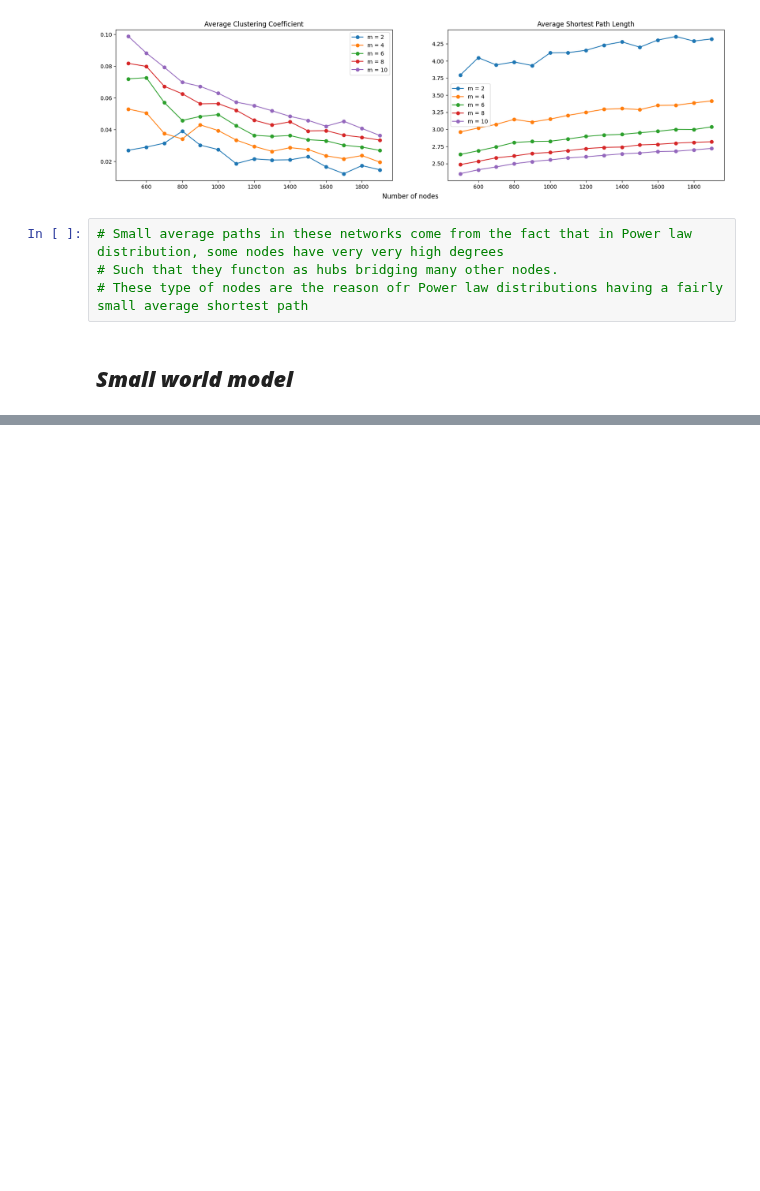
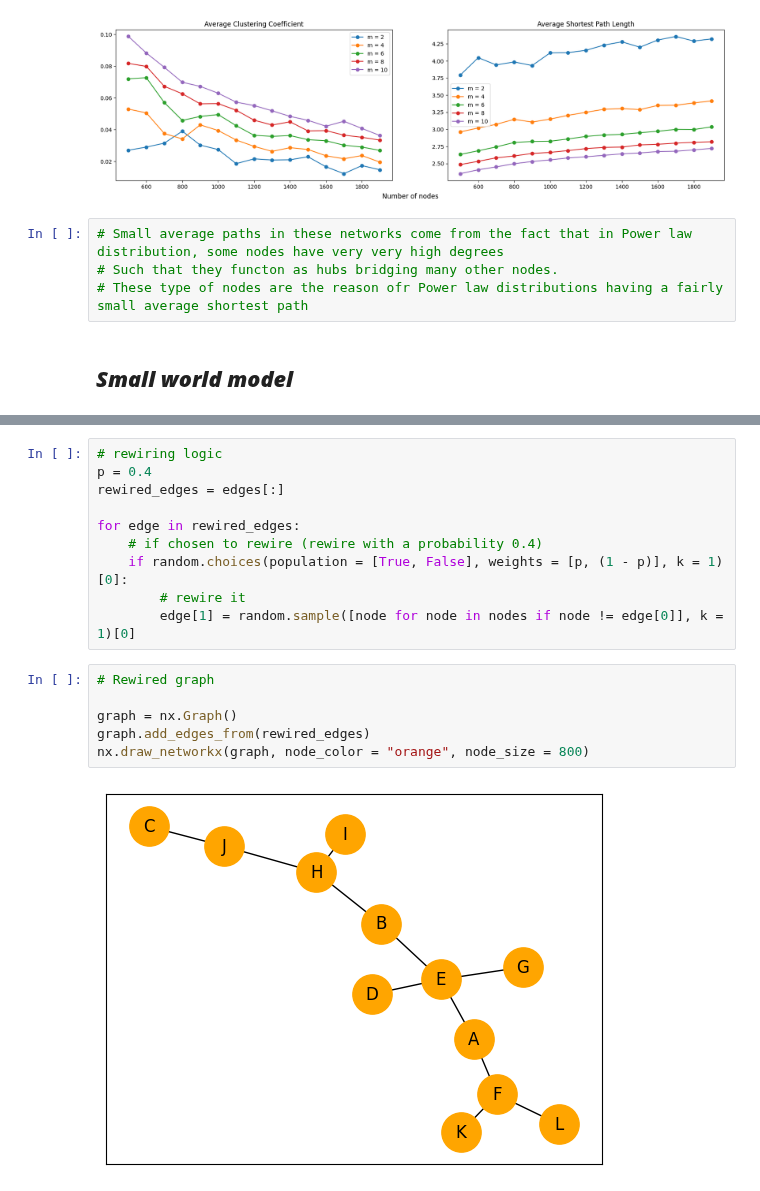
Before and after one commit to anoban/Applied-Social-Network-Analysis-in-Python, a Jupyter notebook: Anoban/Small World Networks.ipynb, the cells around one changed output, grey strips where cells are left out. Drawn from its saved outputs; the diff is of its cells as text; blank space fills up the shorter version.

```diff
--- a/Anoban/Small World Networks.ipynb
+++ b/Anoban/Small World Networks.ipynb
@@ -100,0 +139,18 @@ plt.show()
+# %%
+# rewiring logic
+p = 0.4
+rewired_edges = edges[:]
+
+for edge in rewired_edges:
+    # if chosen to rewire (rewire with a probability 0.4)
+    if random.choices(population = [True, False], weights = [p, (1 - p)], k = 1)[0]:
+        # rewire it
+        edge[1] = random.sample([node for node in nodes if node != edge[0]], k = 1)[0]
+# %%
+# Rewired graph
+
+graph = nx.Graph()
+graph.add_edges_from(rewired_edges)
+nx.draw_networkx(graph, node_color = "orange", node_size = 800)
+# %% [output]
+[figure, added]
```
Also changed, not shown: parts of 6 cells of this notebook.
